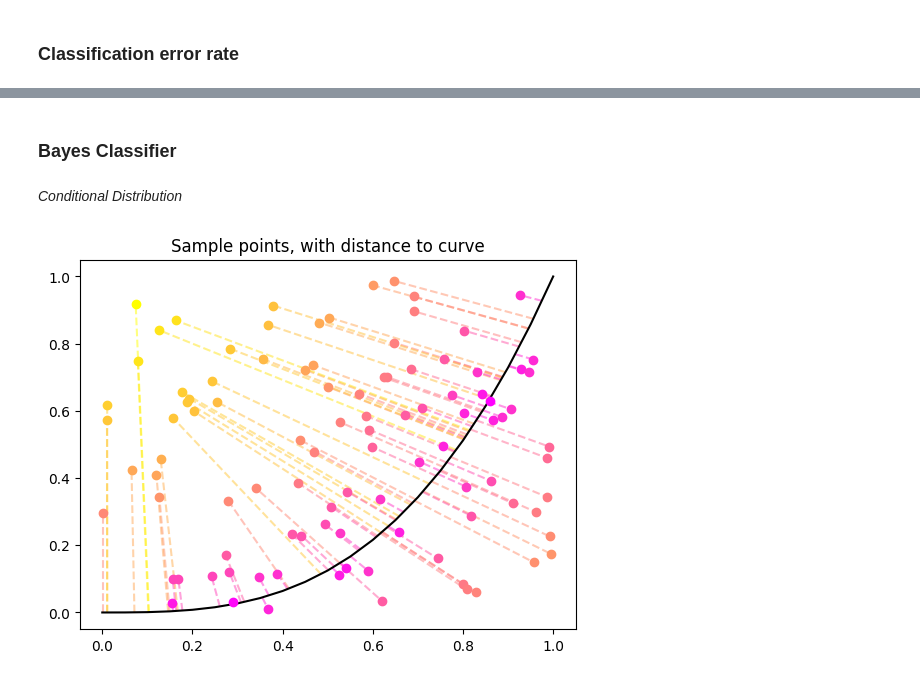
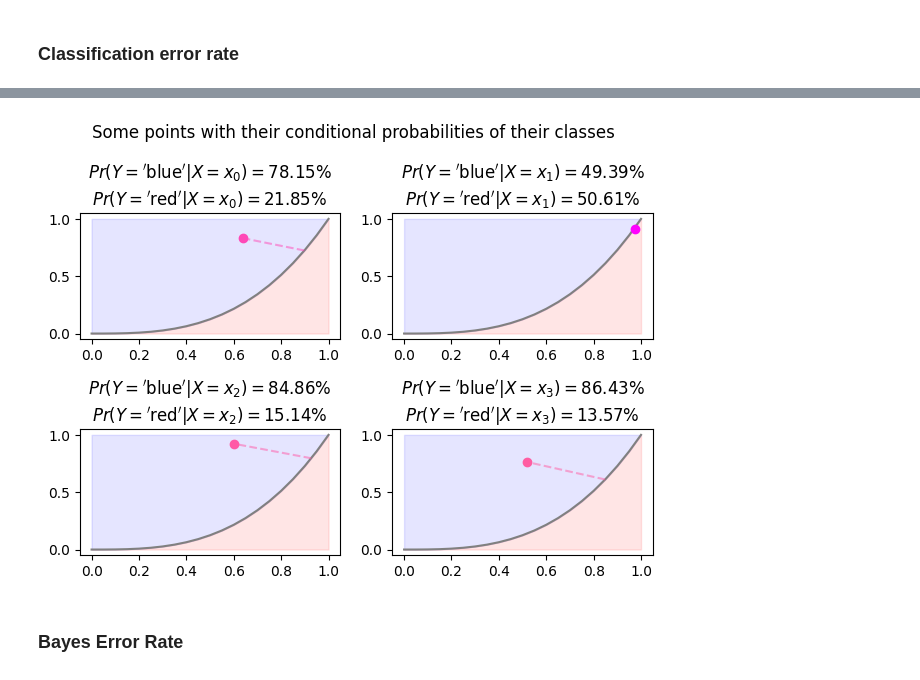
Before and after one commit to draykophoenix/ISLP-equation-implementation, a Jupyter notebook: ch2.ipynb, the cells around one changed output, grey strips where cells are left out. Saved outputs shown, nothing was run; the diff lists cells and outputs as text; code cells hidden in the pictures.

```diff
--- a/ch2.ipynb
+++ b/ch2.ipynb
@@ -184,4 +266,40 @@ sklearn: 0.20
+# %%
+def bayes(Y, X, Pr):
+    return Pr(Y, X)
+# %%
+def Pr(j, x0):
+    prob = np.clip(min_dist_point_to_curve(x0, f).min_dist + 0.5, 0, 1)
+    # Boolean condition: is the point above the line (blue area)
+    above = x0[1] > f(x0[0])
+    if j == "blue":
+        return prob if above else (1 - prob)
+    elif j =="red":
+        return prob if not above else (1 - prob)
+
+axis = np.linspace(0, 1, 21)
+
+fig, axs = plt.subplots(2,2)
+
+for i, ax in enumerate(axs.flatten()):
+    p = rng.random()
+    q = rng.random()
+    x_i = (p, q)
+
+    prob_blue = bayes("blue", x_i,Pr)
+    prob_red = bayes("red", x_i,Pr)
+    result = min_dist_point_to_curve(x_i, f = lambda x: x**3)
+
+    ax.plot(axis, f(axis), "gray", zorder=1)
+    ax.fill_between(axis, f(axis), color='r', alpha=0.1, zorder=0)
+    ax.fill_between(axis, 1, f(axis), color='b', alpha=0.1, zorder=0)
+
+    ax.scatter(*x_i, color = cmp(result.min_dist), zorder=2)
+    ax.plot([result.min_point[0], x_i[0]], [result.min_point[1], x_i[1]], color=(cmp(result.min_dist)), linestyle="--", alpha=0.5, zorder=2)
+    ax.set_title(r"$Pr(Y=\mathrm{'blue'}|X=x_" + str(i) + ") =$" + f"{prob_blue:.2%}\n" + r"$Pr(Y=\mathrm{'red'}|X=x_" + str(i) + ") =$" + f"{prob_red:.2%}")
+
+fig.suptitle("Some points with their conditional probabilities of their classes")
+plt.tight_layout()
+# %% [output]
+[figure, added]
 # %% [markdown]
-### Bayes Classifier
+### Bayes Error Rate
-# %% [markdown]
-*Conditional Distribution*
@@ -197,28 +305,0 @@ def min_dist_point_to_curve(P, f):
-# %%
-x_1 = np.random.uniform(0, 1, 100)
-x_2 = np.random.uniform(0, 1, 100)
-
-f = lambda x: x**3
-
-points = zip(x_1, x_2)
-min_distances, min_points = zip(*[min_dist_point_to_curve(P, f) for P in points])
-
-# Using exponential to weight far away points more significantly
-# For both the colormap, and to calculate conditional probability as a function of distance.
-min_distances_exp = np.power(min_distances, 0.5)
-
-# Normalizing to the range 0-1
-min_distances_norm = (min_distances_exp - min(min_distances_exp))/(max(min_distances_exp) - min(min_distances_exp))
-
-
-cmp = colormaps["spring"]
-
-for i, P in enumerate(min_points):
-    plt.scatter(x_1[i], x_2[i], color = cmp(min_distances_norm[i]), zorder=2)
-    plt.plot([P[0], x_1[i]], [P[1], x_2[i]], color=(cmp(min_distances_norm[i])), linestyle="--", alpha=0.5, zorder=1)
-
-axis = np.linspace(0, 1, 21)
-plt.plot(axis, f(axis), "k", zorder=1)
-plt.title("Sample points, with distance to curve");
-# %% [output]
-[figure, removed]
```
Also changed, not shown: parts of 14 cells of this notebook.
